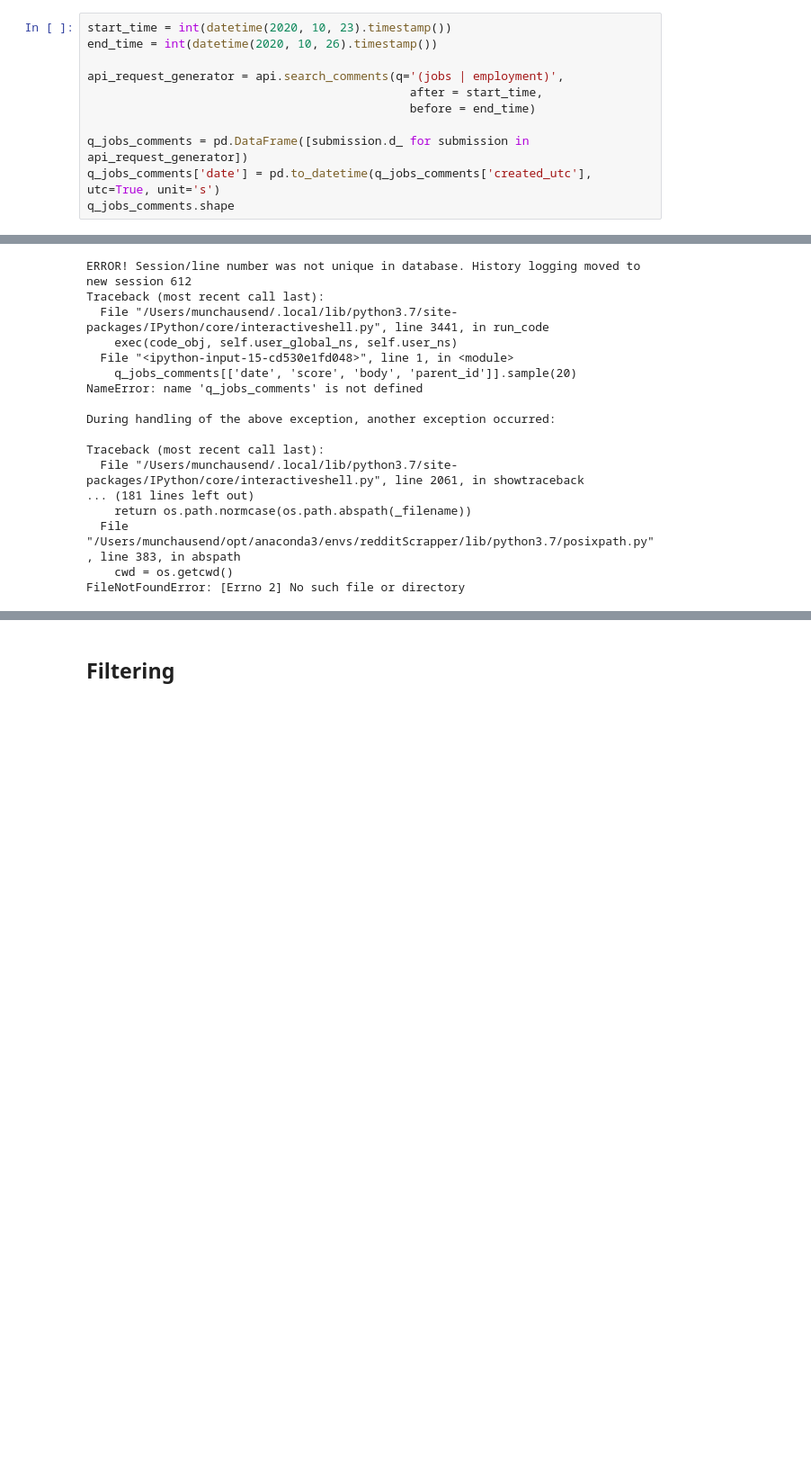
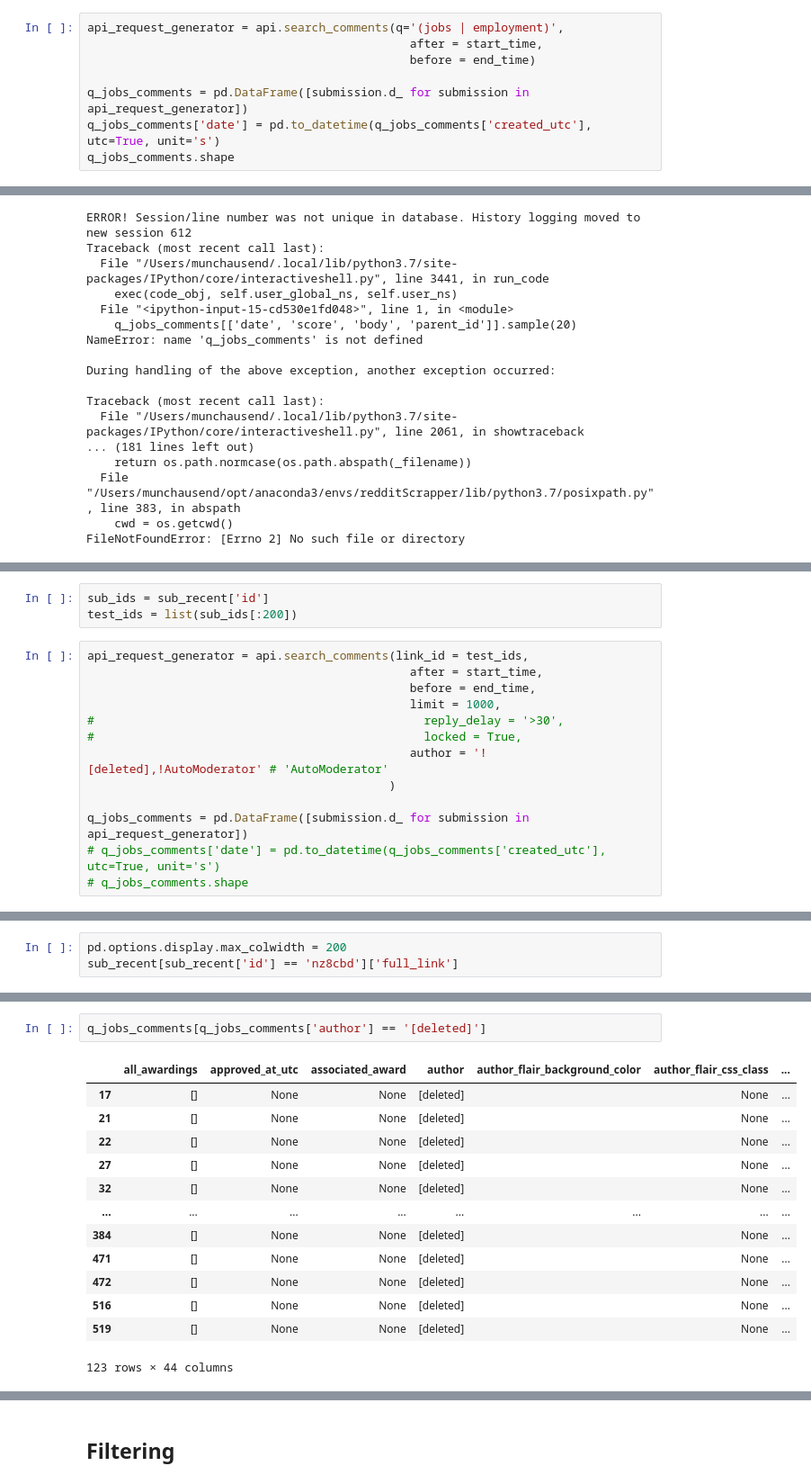
Before and after one commit to factitious/survey_v_social_media, a Jupyter notebook: Methods/Scripts/Reddit/usageOverview.ipynb, the cells around one changed output, grey strips where cells are left out. Shown at 90% size. Drawn from its saved outputs; the diff is of its cells as text; blank space fills up the shorter version.

Commit message:
Added section on Submissions+Comments

```diff
--- a/Methods/Scripts/Reddit/usageOverview.ipynb
+++ b/Methods/Scripts/Reddit/usageOverview.ipynb
@@ -611,7 +775,4 @@ q_jobs_submissions2['selftext'][45]
 # %%
-start_time = int(datetime(2020, 10, 23).timestamp())
-end_time = int(datetime(2020, 10, 26).timestamp())
-
 api_request_generator = api.search_comments(q='(jobs | employment)',
                                               after = start_time,
                                               before = end_time)
@@ -666,0 +835,16 @@ FileNotFoundError: [Errno 2] No such file or directory
+# %%
+sub_ids = sub_recent['id']
+test_ids = list(sub_ids[:200])
+# %%
+api_request_generator = api.search_comments(link_id = test_ids,
+                                              after = start_time,
+                                              before = end_time,
+                                              limit = 1000,
+#                                               reply_delay = '>30',
+#                                               locked = True,
+                                              author = '![deleted],!AutoModerator' # 'AutoModerator'
+                                           )
+
+q_jobs_comments = pd.DataFrame([submission.d_ for submission in api_request_generator])
+# q_jobs_comments['date'] = pd.to_datetime(q_jobs_comments['created_utc'], utc=True, unit='s')
+# q_jobs_comments.shape
@@ -666,0 +921,3 @@ FileNotFoundError: [Errno 2] No such file or directory
+# %%
+pd.options.display.max_colwidth = 200
+sub_recent[sub_recent['id'] == 'nz8cbd']['full_link']
@@ -666,0 +950,16 @@ FileNotFoundError: [Errno 2] No such file or directory
+# %%
+q_jobs_comments[q_jobs_comments['author'] == '[deleted]']
+# %% [output]
+|  | all_awardings | approved_at_utc | associated_award | author | author_flair_background_color | author_flair_css_class | ... |
+| 17 | [] | None | None | [deleted] |  | None | ... |
+| 21 | [] | None | None | [deleted] |  | None | ... |
+| 22 | [] | None | None | [deleted] |  | None | ... |
+| 27 | [] | None | None | [deleted] |  | None | ... |
+| 32 | [] | None | None | [deleted] |  | None | ... |
+| ... | ... | ... | ... | ... | ... | ... | ... |
+| 384 | [] | None | None | [deleted] |  | None | ... |
+| 471 | [] | None | None | [deleted] |  | None | ... |
+| 472 | [] | None | None | [deleted] |  | None | ... |
+| 516 | [] | None | None | [deleted] |  | None | ... |
+| 519 | [] | None | None | [deleted] |  | None | ... |
+123 rows × 44 columns
```
Also changed, not shown: parts of 44 cells of this notebook.
